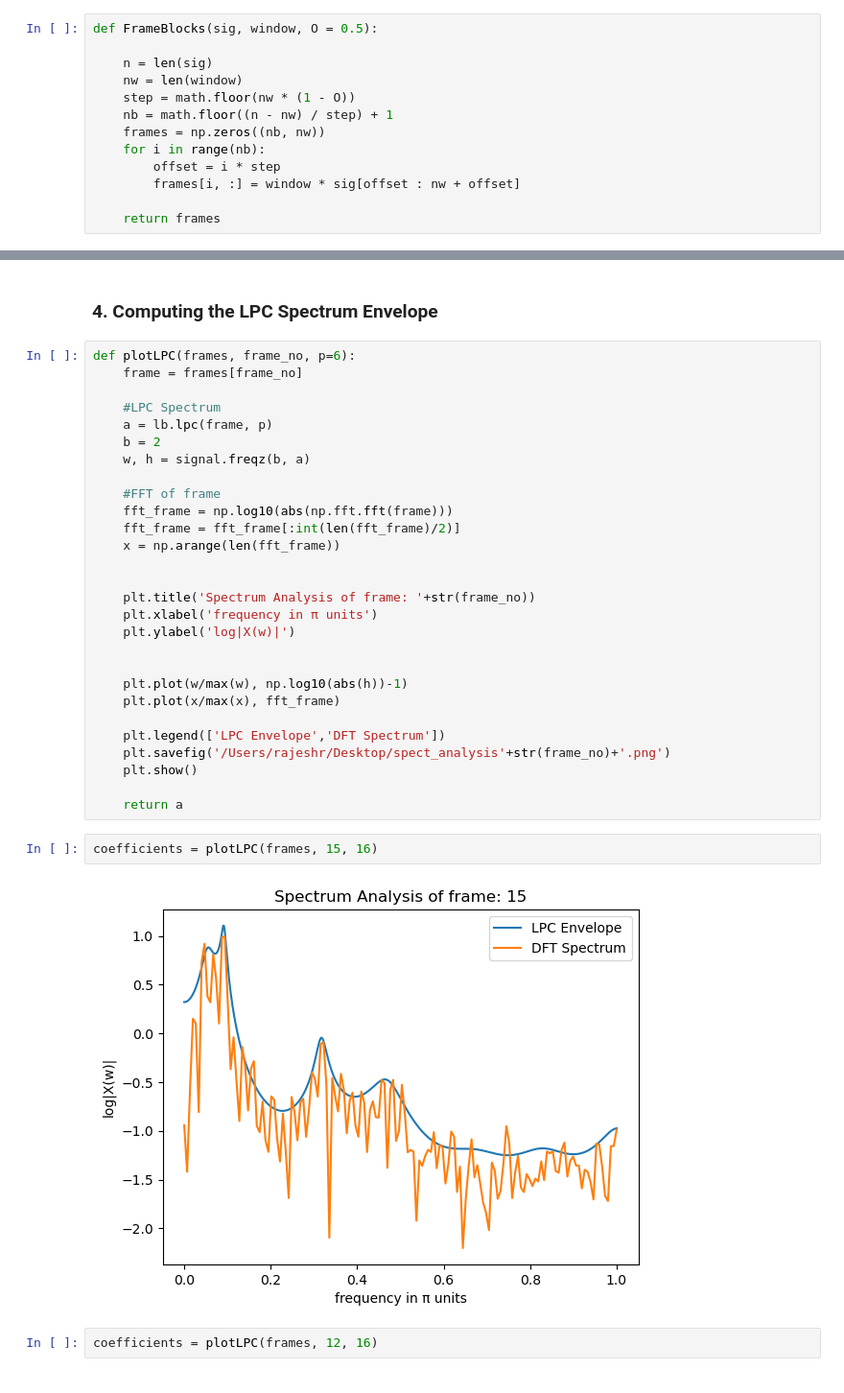
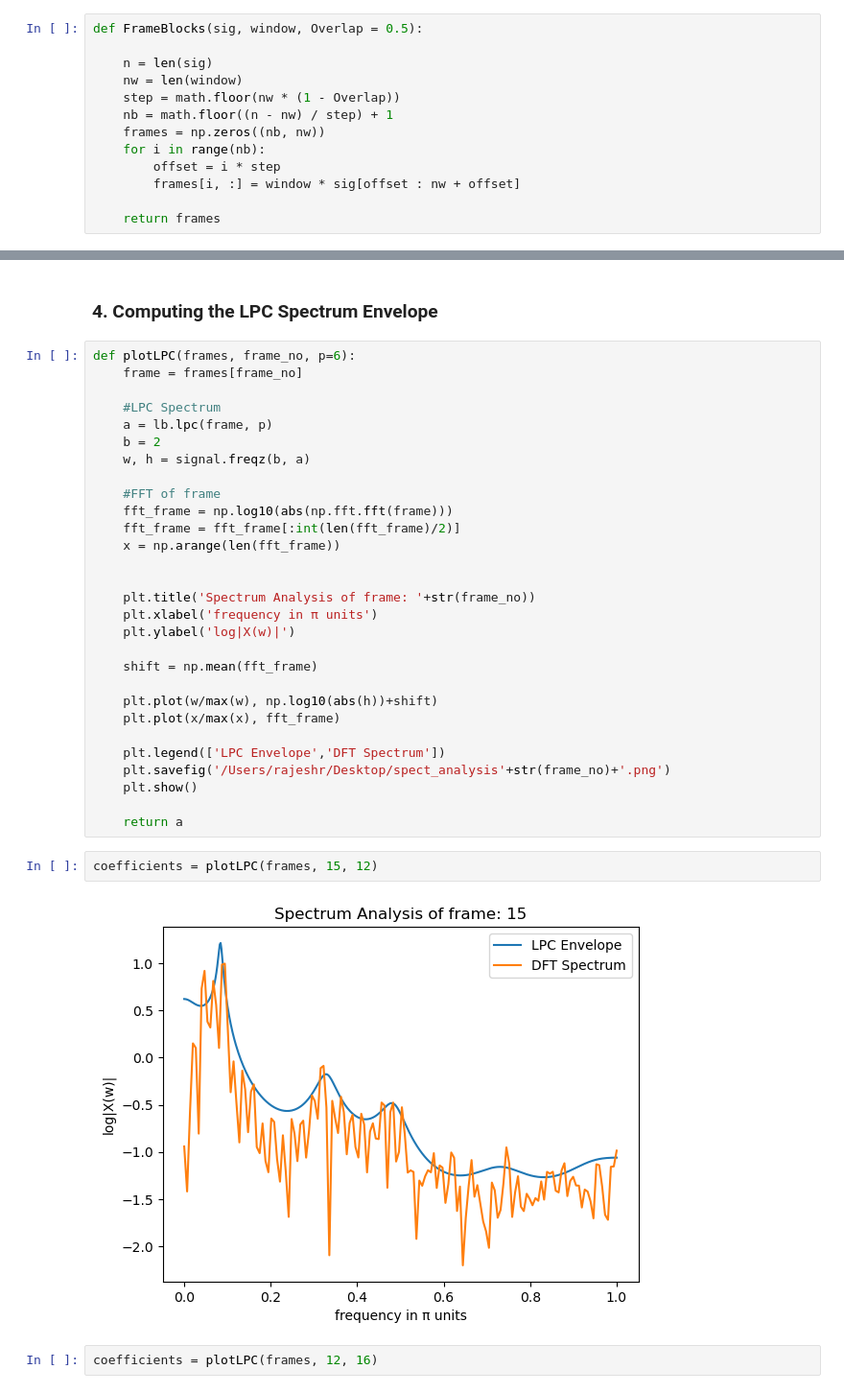
Before and after one commit to its-rajesh/Linear-Predictive-Coding-of-Speech-Signals, a Jupyter notebook: LPC.ipynb, the cells around one changed output, grey strips where cells are left out. Shown at 96% size. Cells and saved outputs as stored; diff of their text form.

```diff
--- a/LPC.ipynb
+++ b/LPC.ipynb
@@ -41,11 +41,11 @@ plt.show()
 
 Short time processing of speech is much useful as the energy, power spectrum varies widely
 # %%
-def FrameBlocks(sig, window, O = 0.5):
+def FrameBlocks(sig, window, Overlap = 0.5):
 
     n = len(sig)
     nw = len(window)
-    step = math.floor(nw * (1 - O))
+    step = math.floor(nw * (1 - Overlap))
     nb = math.floor((n - nw) / step) + 1
     frames = np.zeros((nb, nw))
     for i in range(nb):
@@ -102,8 +102,9 @@ def plotLPC(frames, frame_no, p=6):
     plt.xlabel('frequency in π units')
     plt.ylabel('log|X(w)|')
 
+    shift = np.mean(fft_frame)
 
-    plt.plot(w/max(w), np.log10(abs(h))-1)
+    plt.plot(w/max(w), np.log10(abs(h))+shift)
     plt.plot(x/max(x), fft_frame)
 
     plt.legend(['LPC Envelope','DFT Spectrum'])
@@ -112,9 +113,9 @@ def plotLPC(frames, frame_no, p=6):
 
     return a
 # %%
-coefficients = plotLPC(frames, 15, 16)
+coefficients = plotLPC(frames, 15, 12)
 # %% [output]
-[figure, old version]
+[figure, new version]
 # %%
 coefficients = plotLPC(frames, 12, 16)
 # %% [output]
```
Also changed, not shown: parts of 7 cells of this notebook, 1 other file.
